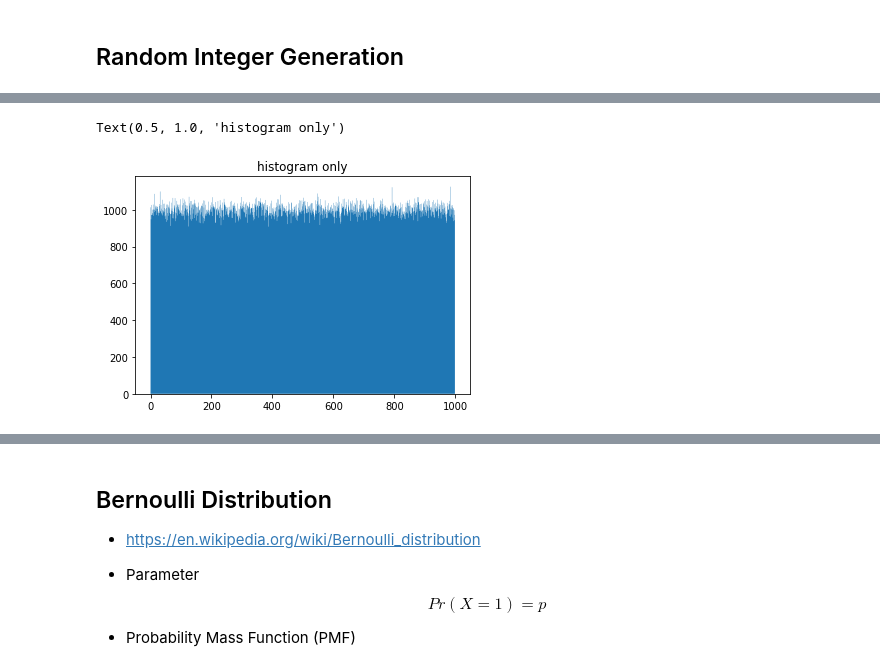
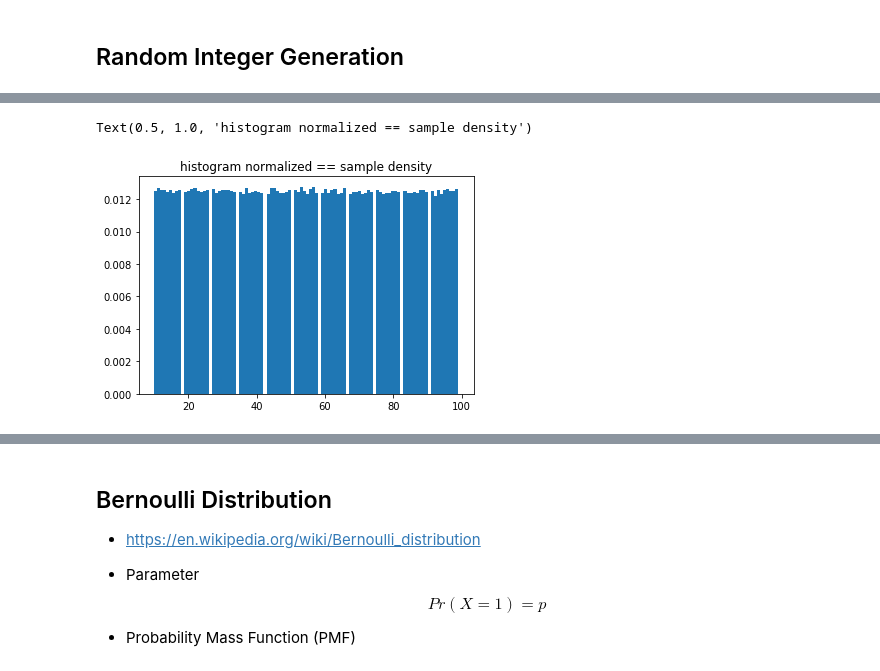
Before and after one commit to yongduek/ieml, a Jupyter notebook: notebooks/random_sample_generation.ipynb, the cells around one changed output, grey strips where cells are left out. Cells and saved outputs as stored; diff of their text form; code cells hidden in the pictures.

```diff
--- a/notebooks/random_sample_generation.ipynb
+++ b/notebooks/random_sample_generation.ipynb
@@ -113,4 +114,4 @@ def cumfreq(f):
 # %% [markdown]
 ## Random Integer Generation
 # %%
-xint = np.random.randint(0, high=1000, size=1000000)
+xint = np.random.randint(10, high=100, size=1000000)
@@ -117,6 +125,6 @@ xint = np.random.randint(0, high=1000, size=1000000)
 # %%
-h = plt.hist(xint, bins=1000, histtype='stepfilled')
-plt.title ('histogram only')
+h = plt.hist(xint, bins=100, histtype='stepfilled', density=True)
+plt.title ('histogram normalized == sample density')
 # %% [output]
-Text(0.5, 1.0, 'histogram only')
+Text(0.5, 1.0, 'histogram normalized == sample density')
-[figure, old version]
+[figure, new version]
```
Also changed, not shown: parts of 49 cells of this notebook.
